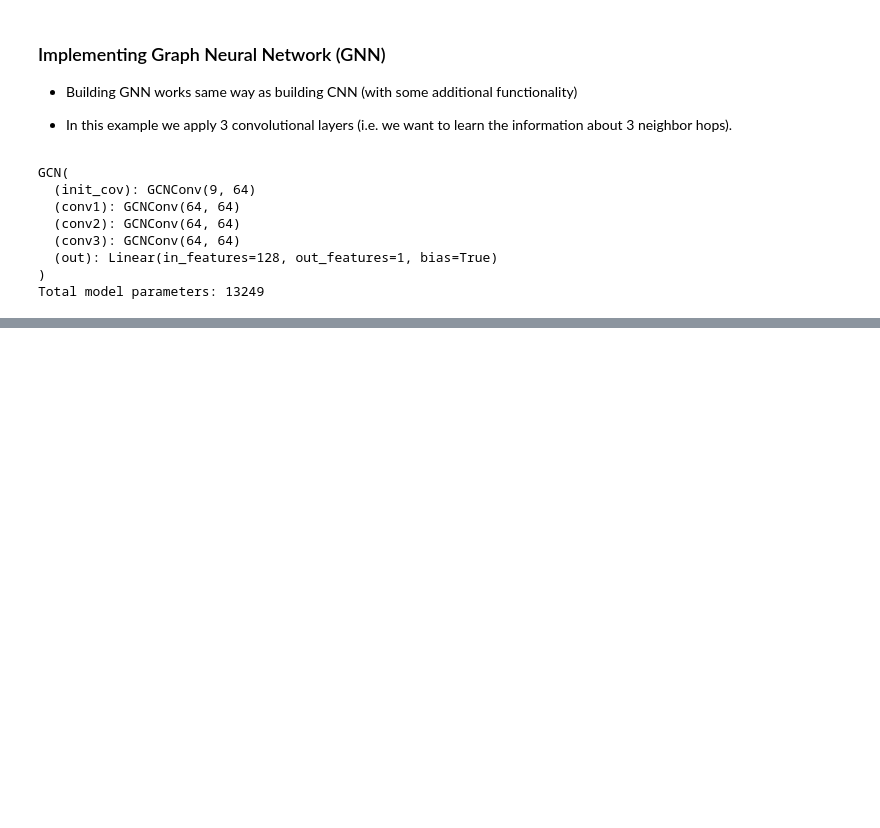
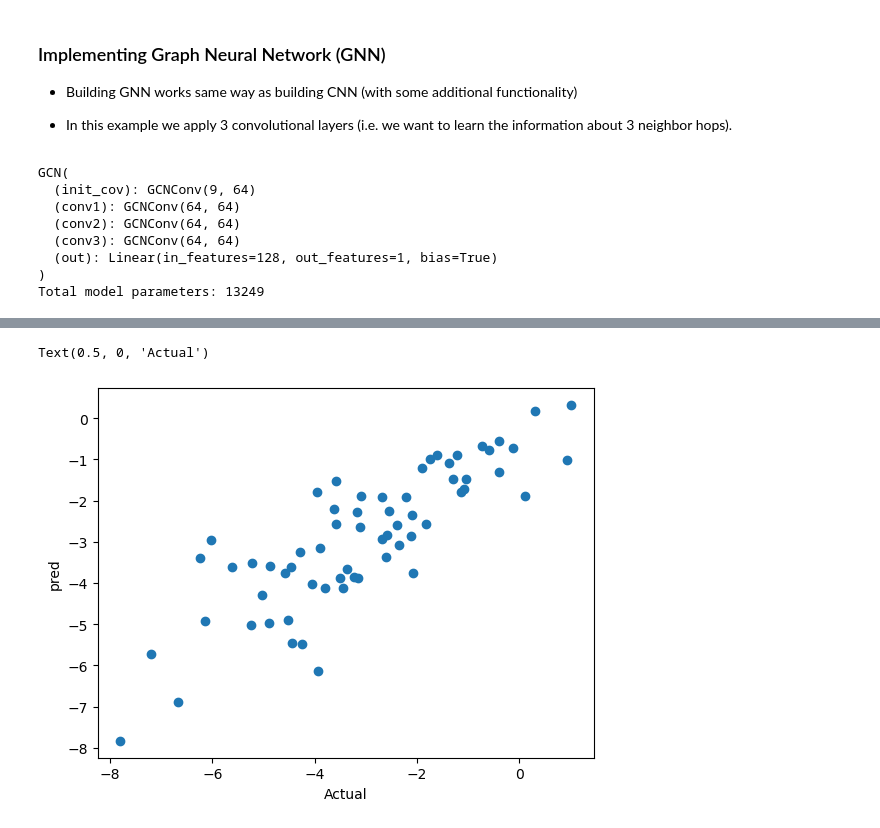
Before and after one commit to piyamure/ml_self_learning-, a Jupyter notebook: gnn_molecule.ipynb, the cells around one changed output, grey strips where cells are left out. Drawn from its saved outputs; the diff is of its cells as text; code cells hidden in the pictures; blank space fills up the shorter version.

```diff
--- a/gnn_molecule.ipynb
+++ b/gnn_molecule.ipynb
@@ -131,8 +131,8 @@ class GCN(torch.nn.Module):
         hidden = self.conv3(hidden,edge_index)                                  # (Nodes,64) @ (64,64) -> (Nodes,64)
         hidden = F.tanh(hidden)
         # global pooling (stack different aggregations):                        # concat[(1,64), (1,64)] -> (2,64)
-        hidden = torch.cat([global_mean_pool(hidden,batch_index)],
-                           [global_max_pool(hidden,batch_index)], dim = 1)
+        hidden = torch.cat([global_mean_pool(hidden,batch_index),
+                            global_max_pool(hidden,batch_index)], dim = 1)
 
         # final linear layer
         out = self.out(hidden)                                                  # 1
@@ -152,0 +214,13 @@ Total model parameters: 13249
+# %%
+# let's make predictions (on one batch from the validation data set)
+val_results = [[],[]]
+test_batch = next(iter(val_data_loader))
+with torch.no_grad():
+    test_batch.to(device)
+    pred,embd = model(test_batch.x.float(),test_batch.edge_index,test_batch.batch)
+    val_results[0].append(test_batch.y.tolist())
+    val_results[1].append(pred.tolist())
+# %%
+# actual and predicted values (first 10)
+val_np = np.array(val_results).reshape(2,64)
+val_np.T[:10]
@@ -152,0 +238,8 @@ Total model parameters: 13249
+# %%
+# plot model prediction against actual values
+plt.scatter(val_np[0],val_np[1])
+plt.ylabel('pred')
+plt.xlabel('Actual')
+# %% [output]
+Text(0.5, 0, 'Actual')
+[figure, added]
```
Also changed, not shown: parts of 6 cells of this notebook.
